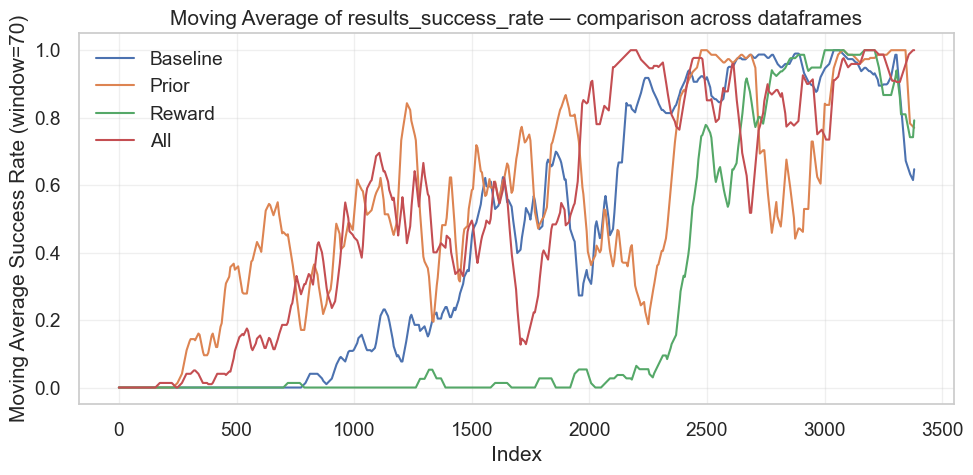
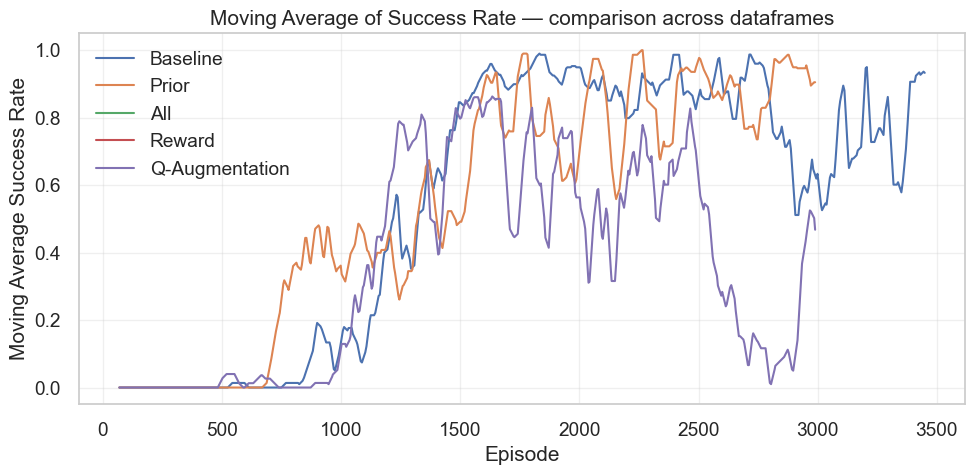
The notebook cell's code change between the first figure and the second:
--- before
+++ after
@@ -7,4 +7,5 @@
 df3 = results_all
 df4 = results_reward
+df5 = results_q_aug
 
 def get_avg_success_rate(df):
@@ -14,16 +15,17 @@
             val = ast.literal_eval(val)
         all_rates.append(np.array(val))
+    if not all_rates:
+        return np.array([])
     max_len = max(len(r) for r in all_rates)
     padded = [np.pad(r, (0, max_len - len(r)), constant_values=np.nan) for r in all_rates]
     return np.nanmean(padded, axis=0)
 
-def moving_average(arr, window_size=20):
+def moving_average(arr, window_size=50):
+    if len(arr) == 0:
+        return arr
     arr = np.array(arr)
-    if len(arr) < window_size:
-        # return NaNs of the same shape so that the result aligns in length
-        return np.full_like(arr, np.nan, dtype=np.float64)
-    return np.convolve(arr, np.ones(window_size)/window_size, mode='valid')
-
-window = 70  # Change window size as needed
+    ret = np.cumsum(np.nan_to_num(arr), dtype=float)
+    ret[window_size:] = ret[window_size:] - ret[:-window_size]
+    return ret[window_size - 1:] / window_size
 
 avg1 = get_avg_success_rate(df1)
@@ -31,4 +33,7 @@
 avg3 = get_avg_success_rate(df3)
 avg4 = get_avg_success_rate(df4)
+avg5 = get_avg_success_rate(df5)
+
+window = 70  # change as needed
 
 ma1 = moving_average(avg1, window)
@@ -36,14 +41,15 @@
 ma3 = moving_average(avg3, window)
 ma4 = moving_average(avg4, window)
+ma5 = moving_average(avg5, window)
+plt.figure(figsize=(10, 5))
+plt.plot(range(window-1, window-1+len(ma1)), ma1, linewidth=1.5, label="Baseline")
+plt.plot(range(window-1, window-1+len(ma2)), ma2, linewidth=1.5, label="Prior")
+plt.plot(range(window-1, window-1+len(ma3)), ma3, linewidth=1.5, label="All")
+plt.plot(range(window-1, window-1+len(ma4)), ma4, linewidth=1.5, label="Reward")
+plt.plot(range(window-1, window-1+len(ma5)), ma5, linewidth=1.5, label="Q-Augmentation")
 
-plt.figure(figsize=(10, 5))
-plt.plot(range(len(ma1)), ma1, linewidth=1.5, label="Baseline")
-plt.plot(range(len(ma2)), ma2, linewidth=1.5, label="Prior")
-plt.plot(range(len(ma3)), ma3, linewidth=1.5, label="Reward")
-plt.plot(range(len(ma4)), ma4, linewidth=1.5, label="All")
-
-plt.xlabel("Index")
-plt.ylabel(f"Moving Average Success Rate (window={window})")
-plt.title("Moving Average of results_success_rate — comparison across dataframes")
+plt.xlabel("Episode")
+plt.ylabel("Moving Average Success Rate")
+plt.title("Moving Average of Success Rate — comparison across dataframes")
 plt.legend()
 plt.grid(True, alpha=0.3)

Commit: updates to experiments